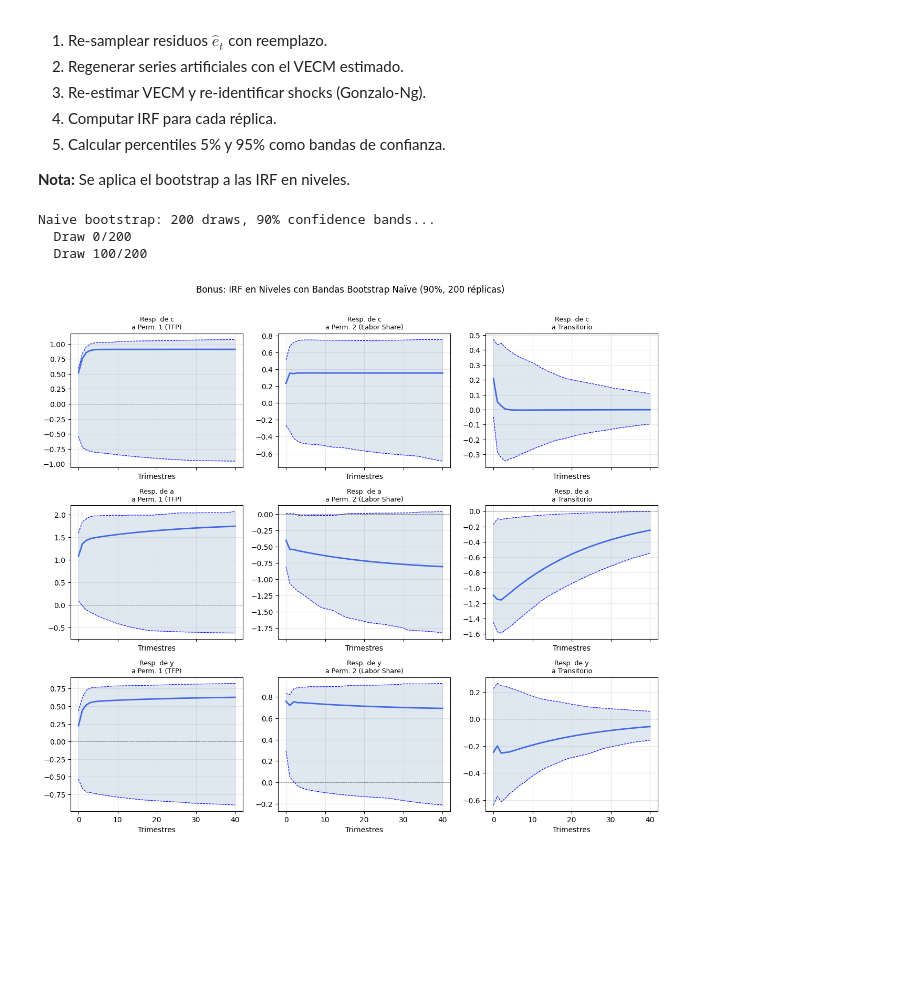
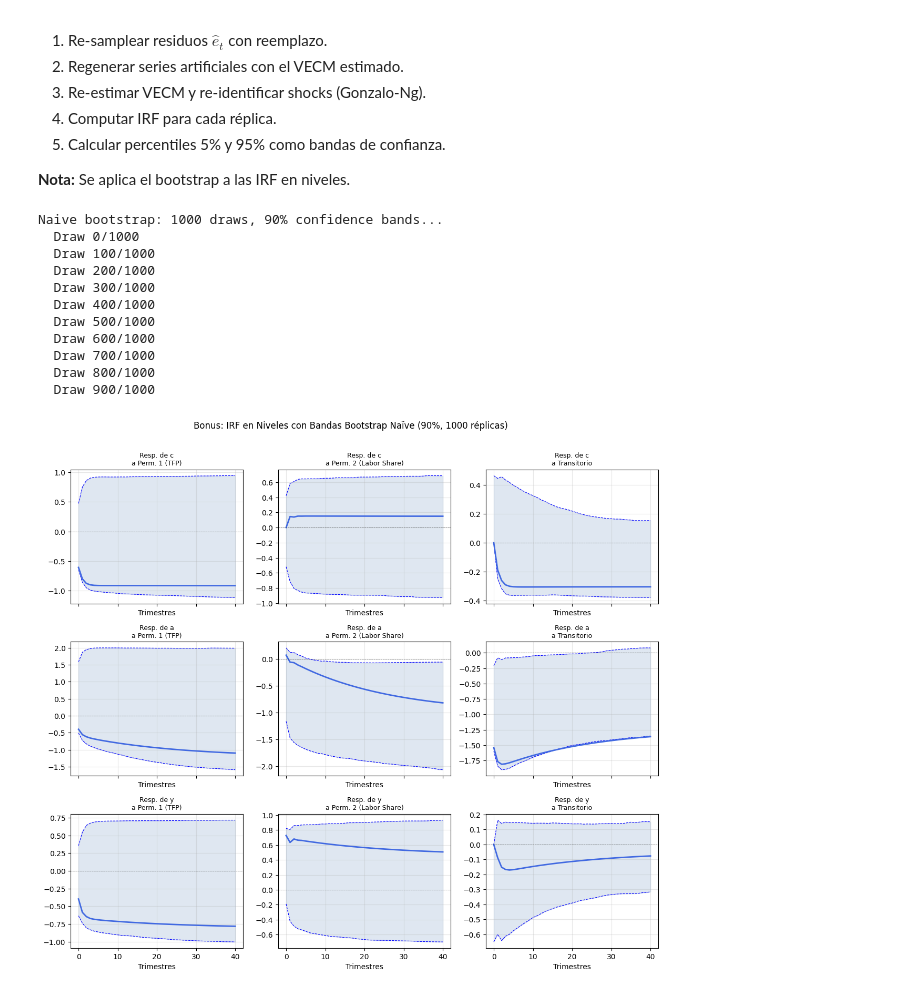
Before and after one commit to DavidGuzzi/MECMT15-98, a Jupyter notebook: Ejercicio1_ShocksAndCrashes.ipynb, the cells around one changed output. Cells and saved outputs as stored; diff of their text form; code cells hidden in the pictures; blank space fills up the shorter version.

```diff
--- a/Ejercicio1_ShocksAndCrashes.ipynb
+++ b/Ejercicio1_ShocksAndCrashes.ipynb
@@ -197,6 +197,10 @@ def gonzalo_ng_identification(gamma, alpha_a, alpha_y, resid, Omega):
       - alpha = [1, -alpha_a, -alpha_y]  (cointegrating vector)
       - gamma_perp (2x3) spans the null space of gamma  (satisfies gamma_perp @ gamma = 0)
 
+    Canonical gamma_perp (Section 4.2): insignificant components of gamma are
+    thresholded to zero before computing the null space, yielding basis vectors
+    with zeros and ones where possible (easier economic interpretation).
+
     Structural shocks: eta_t = H^{-1} @ G @ e_t
     where H = chol(G @ Omega @ G').  Rows 0-1 are permanent; row 2 is transitory.
 
@@ -207,8 +211,15 @@ def gonzalo_ng_identification(gamma, alpha_a, alpha_y, resid, Omega):
     # Cointegrating vector
     alpha = np.array([1.0, -alpha_a, -alpha_y])
 
-    # Null space of gamma (2x3 matrix, each row is orthogonal to gamma)
-    gamma_perp = null_space(gamma.reshape(1, -1)).T   # (2, 3)
+    # Canonical γ_⊥ following Gonzalo-Ng (2001) Section 4.2:
+    # Threshold insignificant components of gamma before computing the null space.
+    # This yields a canonical basis with zeros and ones where possible,
+    # making the permanent shocks easier to interpret economically.
+    threshold    = 0.30   # relative: |γ_i|/||γ|| < threshold → set to 0
+    gamma_norm   = np.abs(gamma) / np.linalg.norm(gamma)
+    gamma_thresh = gamma.copy()
+    gamma_thresh[gamma_norm < threshold] = 0.0
+    gamma_perp = null_space(gamma_thresh.reshape(1, -1)).T   # (2, 3)
 
     # G matrix
     G = np.vstack([gamma_perp, alpha.reshape(1, -1)])   # (3, 3)
@@ -696,36 +707,44 @@ def bootstrap_confidence_bands(c, a, y, cayt, v_vec, gamma, Gamma, resid,
             v_b, gamma_b, Gamma_b, Omega_b, resid_b = estimate_vecm(
                 c_b, a_b, y_b, cayt_boot)
             G_b, H_b, H_inv_b, G_inv_b, eta_b = gonzalo_ng_identification(
                 gamma_b, alpha_a, alpha_y, resid_b, Omega_b)
             irf_lev_b, _ = compute_irf_vecm(
                 Gamma_b, gamma_b, alpha_a, alpha_y, G_b, H_b, nperiods=nperiods)
             irf_levels_draws[:, :, :, draw] = irf_lev_b
         except Exception:
             # If identification fails, use last successful draw
             if draw > 0:
                 irf_levels_draws[:, :, :, draw] = irf_levels_draws[:, :, :, draw-1]
 
     alpha_pct = (100 - confidence) / 2
     lower = np.percentile(irf_levels_draws, alpha_pct,       axis=3)
     upper = np.percentile(irf_levels_draws, 100 - alpha_pct, axis=3)
 
     return lower, upper
 
 
-# Run bootstrap (use ndraws=200 for speed, 1000 for final results)
-NDRAWS = 200  # increase to 1000 for final version
+# Run bootstrap with 1000 draws for final results
+NDRAWS = 1000
 
 lower_boot, upper_boot = bootstrap_confidence_bands(
     c, a, y, cayt_full, v_vec, gamma, Gamma, resid,
     alpha_a, alpha_y,
     ndraws=NDRAWS, nperiods=nperiods, confidence=90
 )
 
 plot_irf(irf_levels, var_names, shock_names,
          title=f'Bonus: IRF en Niveles con Bandas Bootstrap Naïve (90%, {NDRAWS} réplicas)',
          lower=lower_boot, upper=upper_boot, scale=100)
 # %% [output]
-Naive bootstrap: 200 draws, 90% confidence bands...
-  Draw 0/200
-  Draw 100/200
+Naive bootstrap: 1000 draws, 90% confidence bands...
+  Draw 0/1000
+  Draw 100/1000
+  Draw 200/1000
+  Draw 300/1000
+  Draw 400/1000
+  Draw 500/1000
+  Draw 600/1000
+  Draw 700/1000
+  Draw 800/1000
+  Draw 900/1000
-[figure, old version]
+[figure, new version]
```
Also changed, not shown: parts of 4 cells of this notebook.
